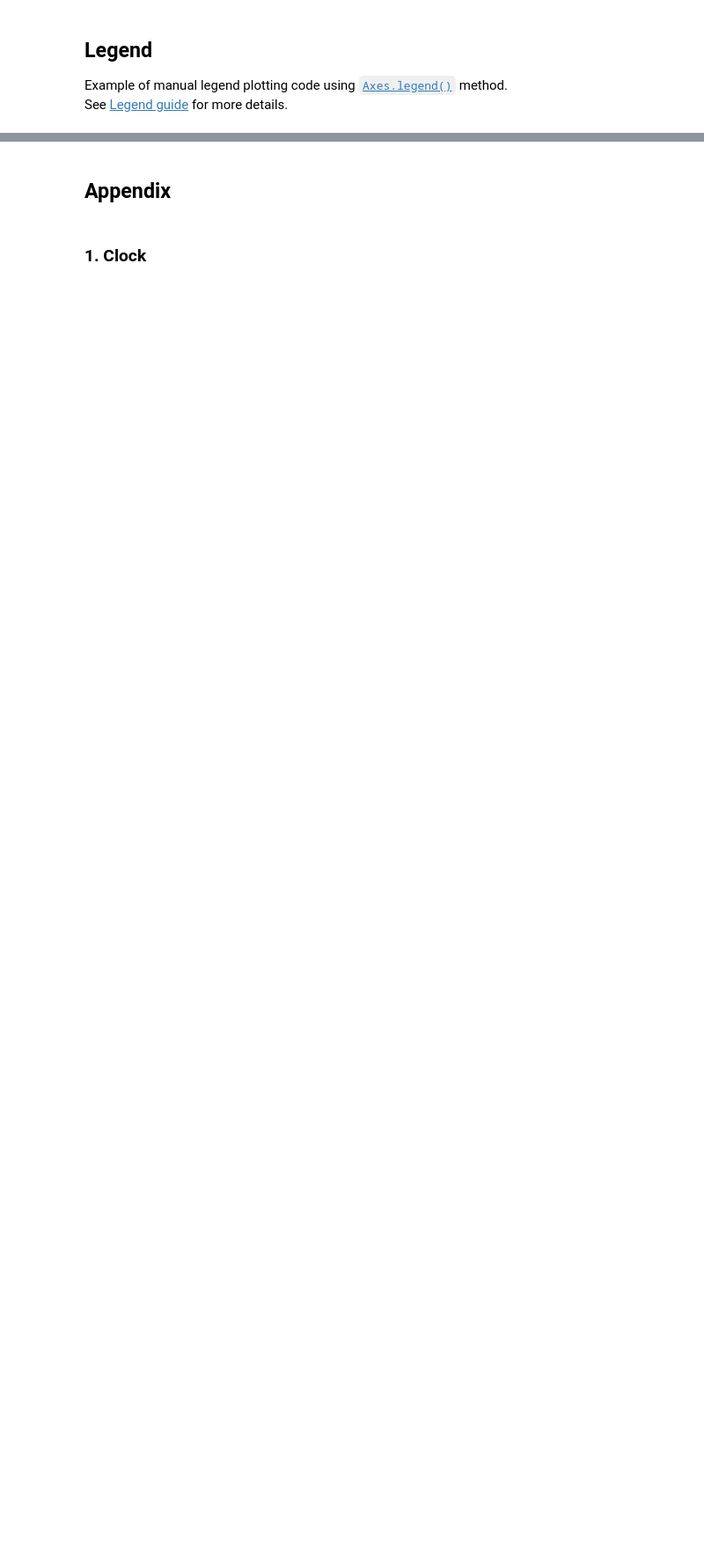
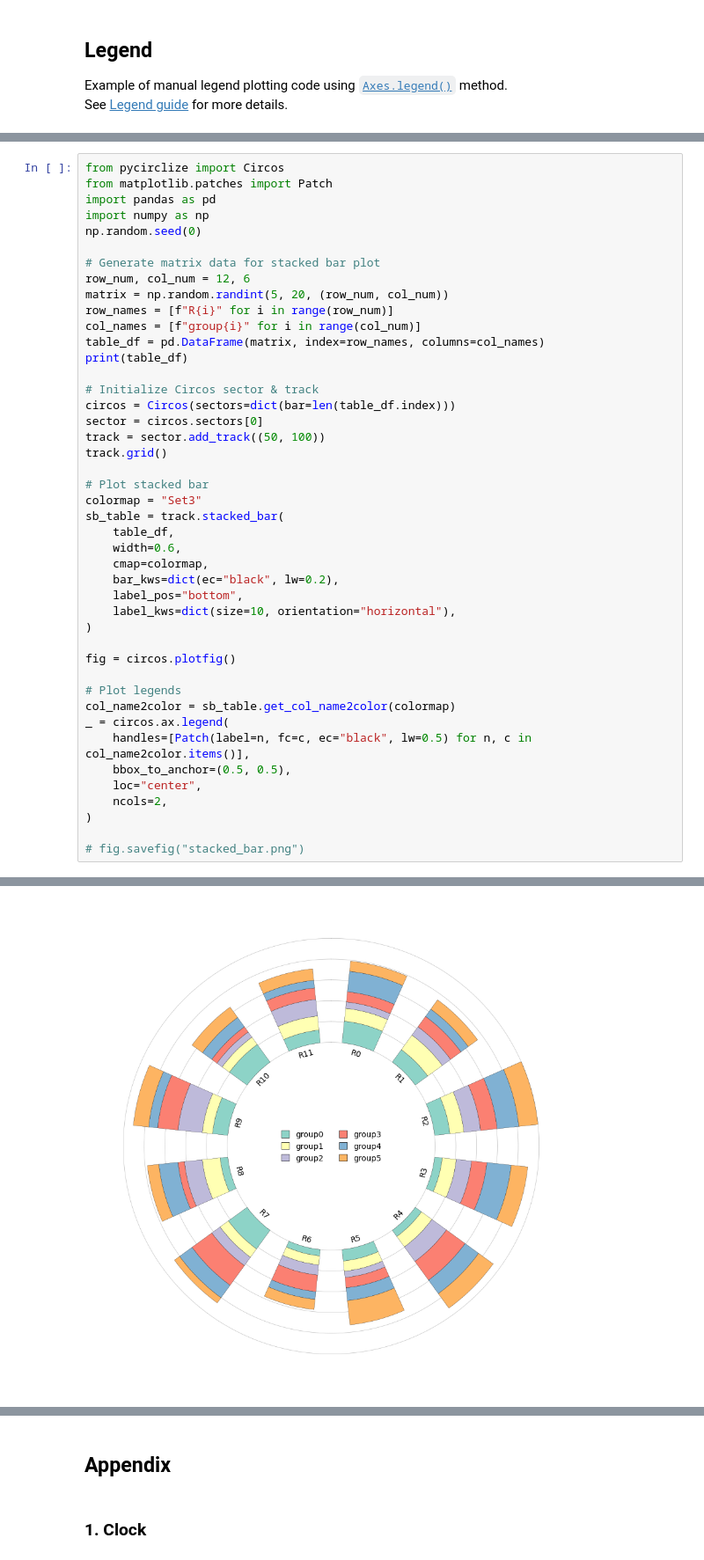
Before and after one commit to moshi4/pyCirclize, a Jupyter notebook: docs/plot_tips.ipynb, the cells around one changed output, grey strips where cells are left out. Shown at 88% size. Drawn from its saved outputs; the diff is of its cells as text; blank space fills up the shorter version.

Commit message:
Add stacked bar example notebook code

```diff
--- a/docs/plot_tips.ipynb
+++ b/docs/plot_tips.ipynb
@@ -278,0 +284,45 @@ _ = circos.ax.legend(
+# %%
+from pycirclize import Circos
+from matplotlib.patches import Patch
+import pandas as pd
+import numpy as np
+np.random.seed(0)
+
+# Generate matrix data for stacked bar plot
+row_num, col_num = 12, 6
+matrix = np.random.randint(5, 20, (row_num, col_num))
+row_names = [f"R{i}" for i in range(row_num)]
+col_names = [f"group{i}" for i in range(col_num)]
+table_df = pd.DataFrame(matrix, index=row_names, columns=col_names)
+print(table_df)
+
+# Initialize Circos sector & track
+circos = Circos(sectors=dict(bar=len(table_df.index)))
+sector = circos.sectors[0]
+track = sector.add_track((50, 100))
+track.grid()
+
+# Plot stacked bar
+colormap = "Set3"
+sb_table = track.stacked_bar(
+    table_df,
+    width=0.6,
+    cmap=colormap,
+    bar_kws=dict(ec="black", lw=0.2),
+    label_pos="bottom",
+    label_kws=dict(size=10, orientation="horizontal"),
+)
+
+fig = circos.plotfig()
+
+# Plot legends
+col_name2color = sb_table.get_col_name2color(colormap)
+_ = circos.ax.legend(
+    handles=[Patch(label=n, fc=c, ec="black", lw=0.5) for n, c in col_name2color.items()],
+    bbox_to_anchor=(0.5, 0.5),
+    loc="center",
+    ncols=2,
+)
+
+# fig.savefig("stacked_bar.png")
+# %% [output]
@@ -278,0 +342 @@ _ = circos.ax.legend(
+[figure, added]
```
Also changed, not shown: parts of 5 cells of this notebook.
